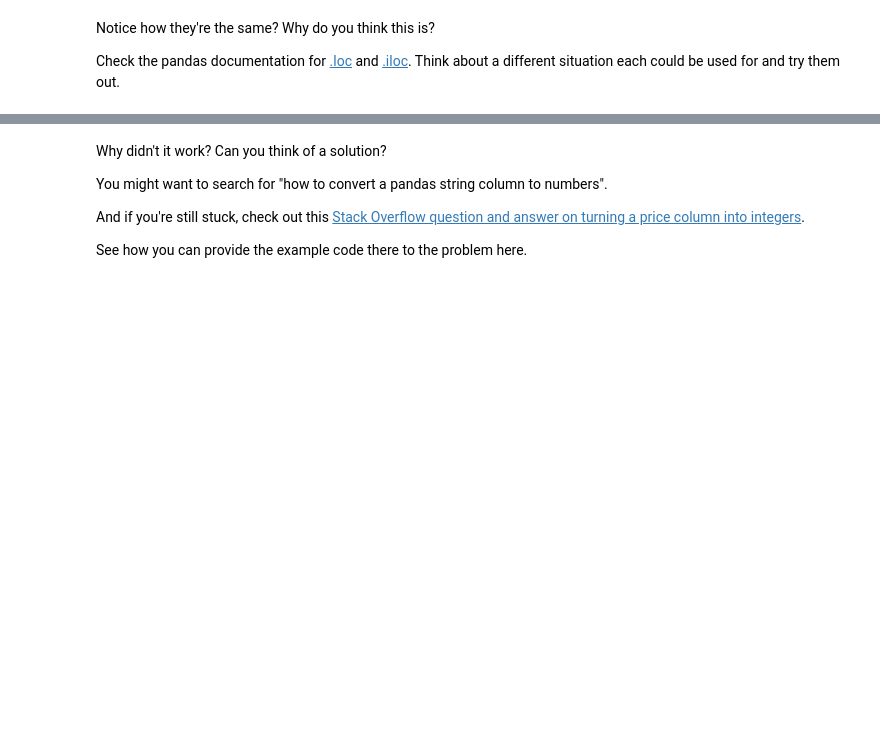
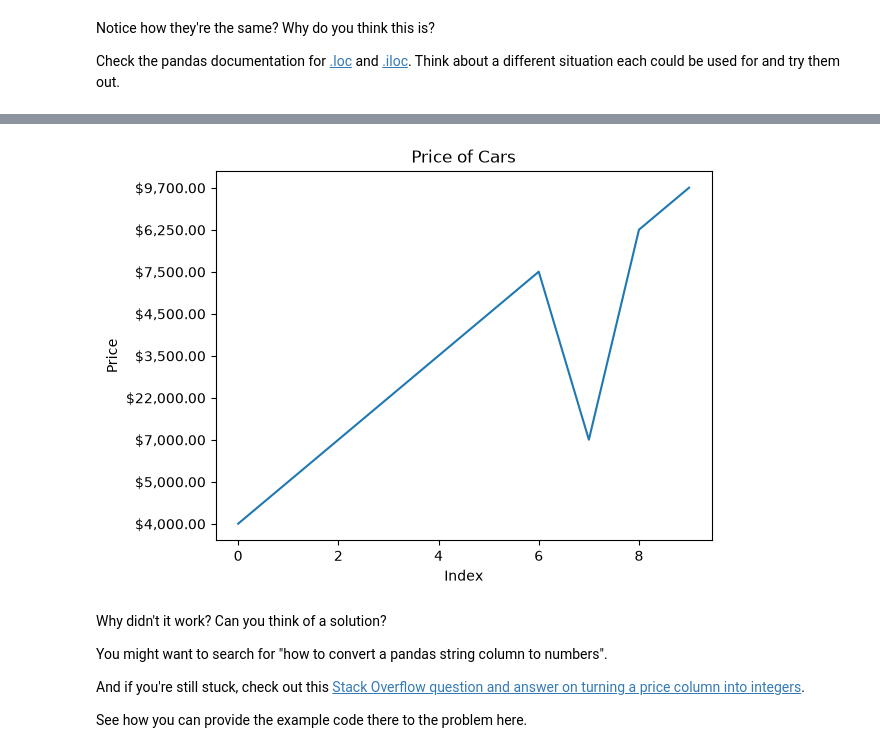
Before and after one commit to Anarchist4/ETF_FINANCE, a Jupyter notebook: pandas-exercises.ipynb, the cells around one changed output, grey strips where cells are left out. Saved outputs shown, nothing was run; the diff lists cells and outputs as text; code cells hidden in the pictures; blank space fills up the shorter version.

```diff
--- a/pandas-exercises.ipynb
+++ b/pandas-exercises.ipynb
@@ -186,5 +262,12 @@ Check the pandas documentation for [.loc](https://pandas.pydata.org/pandas-docs/
 # %%
 # Try to plot the Price column using plot()
+plt.plot(car_sales["Price"])
+plt.xlabel("Index")
+plt.ylabel("Price")
+plt.title("Price of Cars")
+plt.show()
+# %% [output]
+[figure, added]
 # %% [markdown]
 Why didn't it work? Can you think of a solution?
 
```
Also changed, not shown: parts of 16 cells of this notebook.
